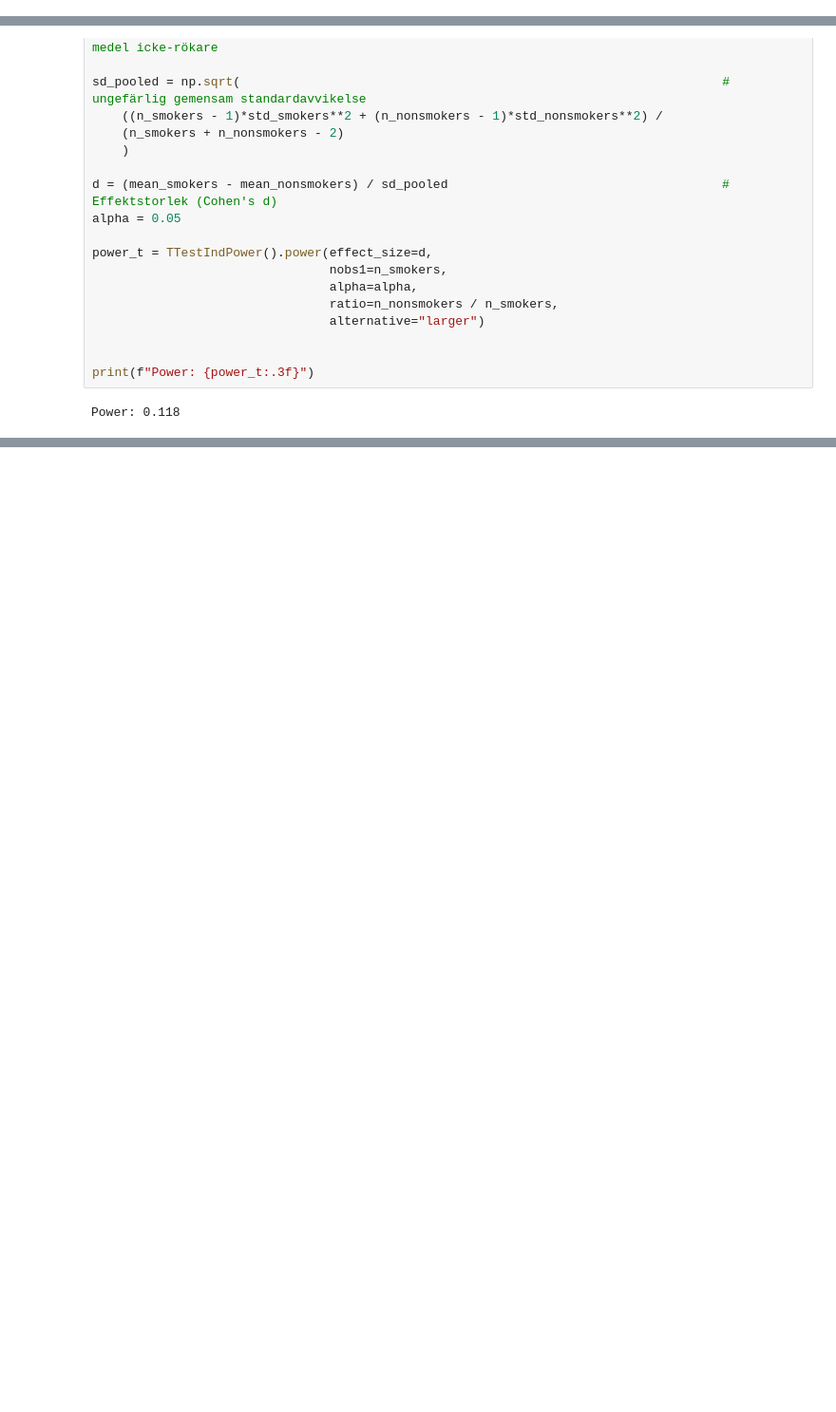
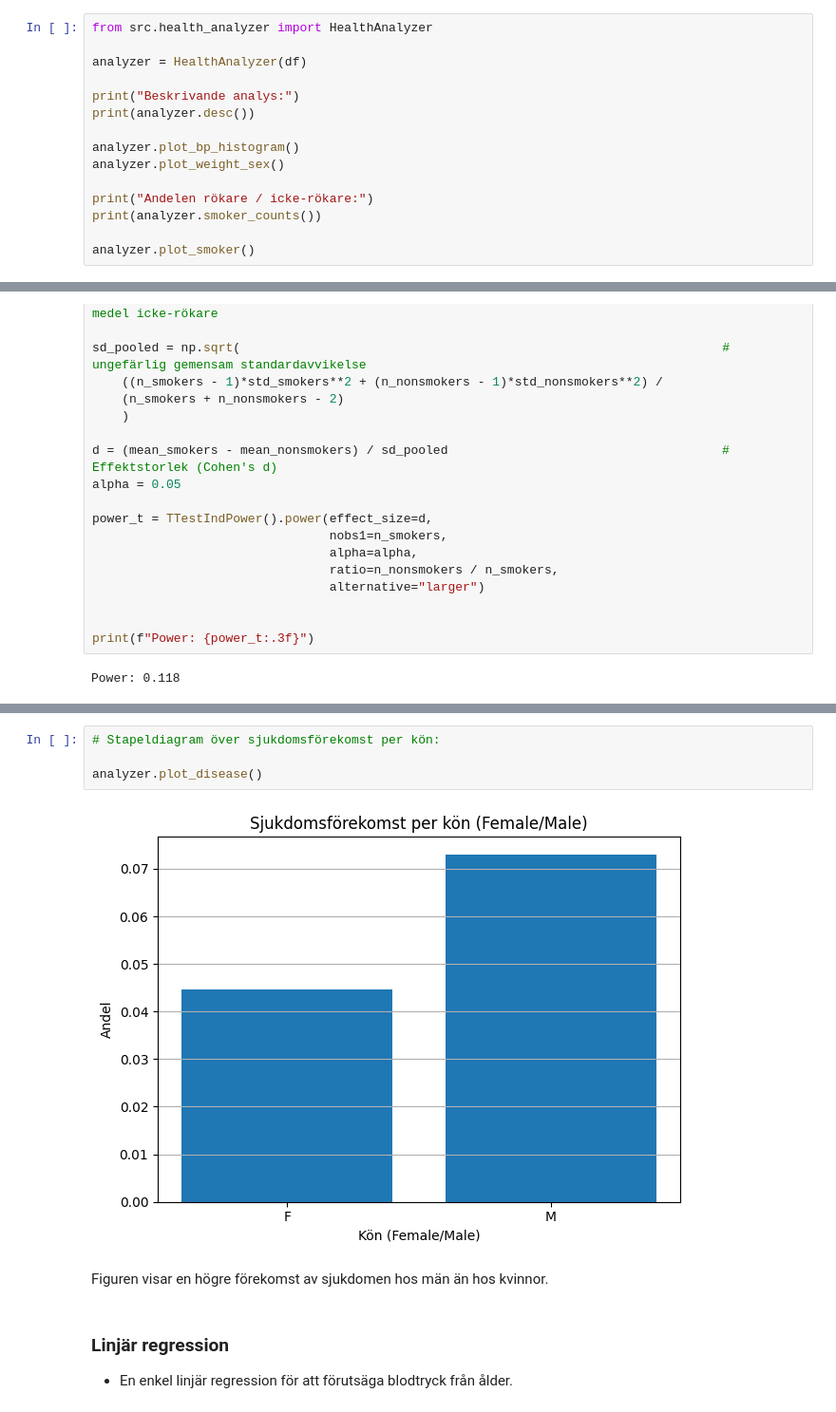
Before and after one commit to NadineKn/Python1, a Jupyter notebook: report.ipynb, the cells around one changed output, grey strips where cells are left out. Shown at 95% size. Saved outputs shown, nothing was run; the diff lists cells and outputs as text; blank space fills up the shorter version.

```diff
--- a/report.ipynb
+++ b/report.ipynb
@@ -76,0 +17,15 @@ Name: proportion, dtype: float64
+# %%
+from src.health_analyzer import HealthAnalyzer
+
+analyzer = HealthAnalyzer(df)
+
+print("Beskrivande analys:")
+print(analyzer.desc())
+
+analyzer.plot_bp_histogram()
+analyzer.plot_weight_sex()
+
+print("Andelen rökare / icke-rökare:")
+print(analyzer.smoker_counts())
+
+analyzer.plot_smoker()
@@ -241,0 +213,12 @@ Power: 0.118
+# %%
+# Stapeldiagram över sjukdomsförekomst per kön:
+
+analyzer.plot_disease()
+# %% [output]
+[figure, added]
+# %% [markdown]
+Figuren visar en högre förekomst av sjukdomen hos män än hos kvinnor.
+# %% [markdown]
+### Linjär regression
+
+- En enkel linjär regression för att förutsäga blodtryck från ålder.
```
Also changed, not shown: parts of 23 cells of this notebook, 5 other files.
